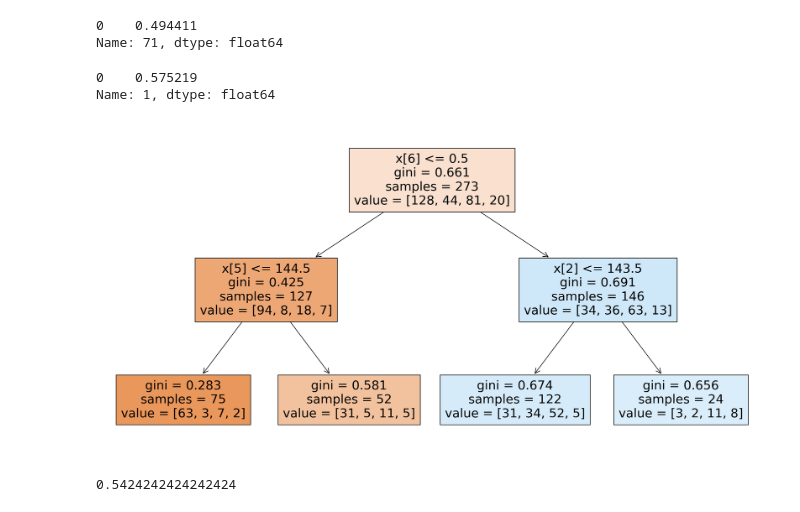
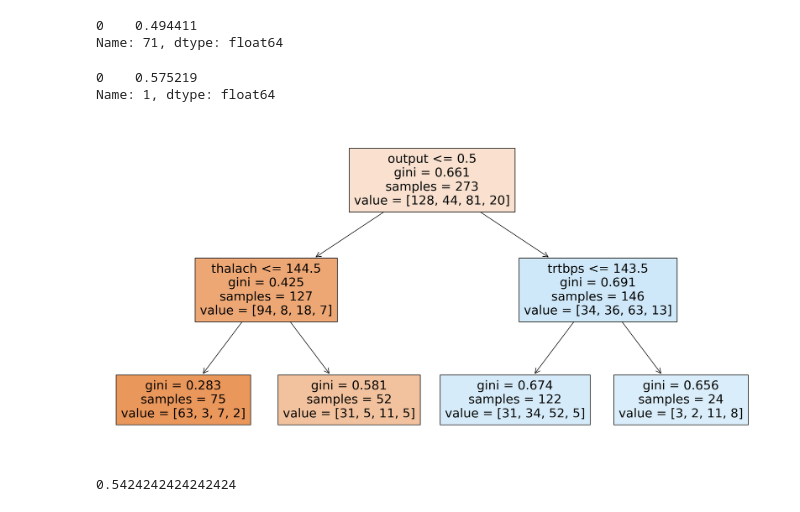
Before and after one commit to jaaktuu/Activity_9.2, a Jupyter notebook: Activity_9.2.ipynb, the cells around one changed output. Cells and saved outputs as stored; diff of their text form; code cells hidden in the pictures.

```diff
--- a/Activity_9.2.ipynb
+++ b/Activity_9.2.ipynb
@@ -94,30 +94,31 @@ Name: 71, dtype: float64
 # %%
 pipeline = Pipeline(
     [
      ("DT", DecisionTreeClassifier())]
 )
 
 degrees = {'DT__max_depth': list(range(0, 50))}
 
 gscv = GridSearchCV(pipeline, degrees, cv = 5, scoring='accuracy')
 
 gscv_fitted = gscv.fit(X, y)
 
 scores = gscv_fitted.cv_results_['mean_test_score']
 
 reshape_scores = scores.reshape(-1,50)
 
 df = pd.DataFrame(reshape_scores)
 
 print(df[df.max().idxmax()])
 
+
 plt.figure(figsize=(20,10))
-plot_tree(DecisionTreeClassifier(max_depth=2).fit(X,y), filled= True)
+plot_tree(DecisionTreeClassifier(max_depth=2).fit(X,y), filled= True, feature_names = X.columns.to_list())
 plt.show()
 # %% [output]
 0    0.575219
 Name: 1, dtype: float64
-[figure, old version]
+[figure, new version]
 # %%
 pipeline = Pipeline(
     [
```
Also changed, not shown: parts of 1 cell of this notebook, 1 other file.
